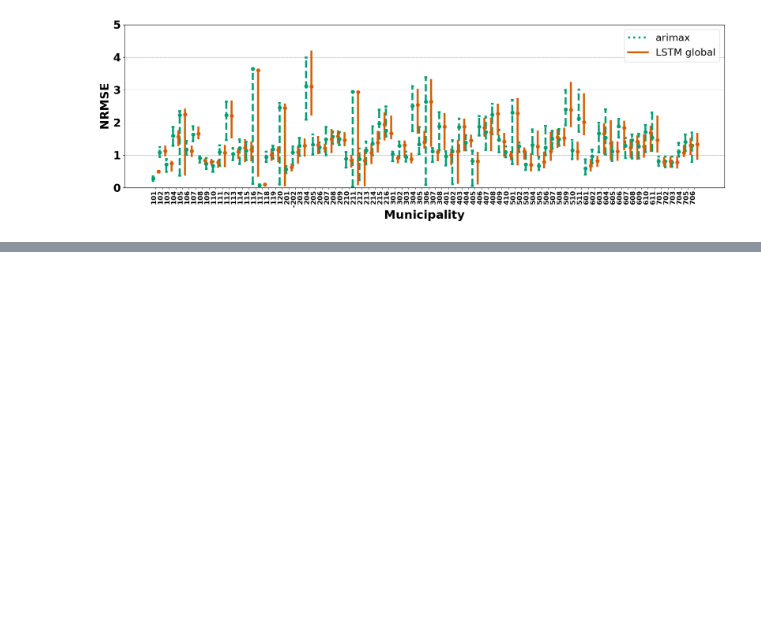
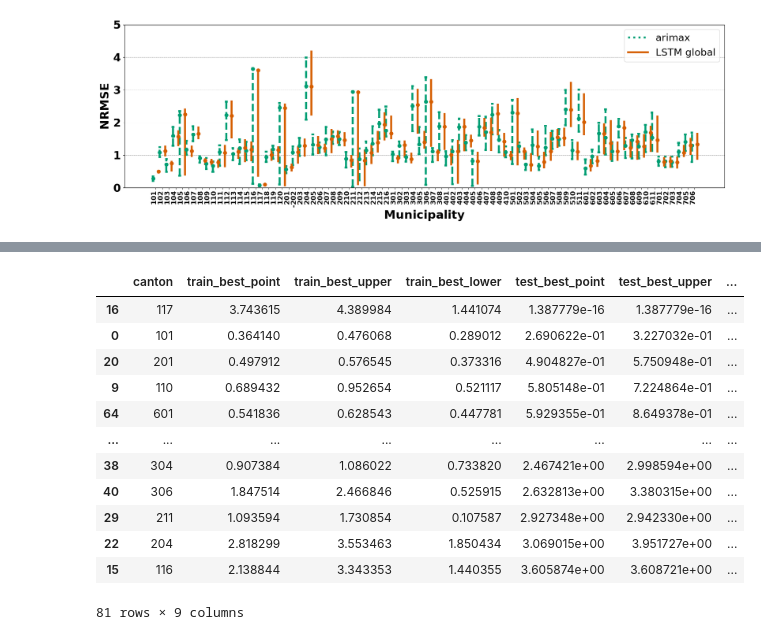
Before and after one commit to artisticlimon/dengue-recurrent-cr, a Jupyter notebook: 0_notebooks/nrmse_comparison.ipynb, the cells around one changed output, grey strips where cells are left out. Cells and saved outputs as stored; diff of their text form; code cells hidden in the pictures; blank space fills up the shorter version.

```diff
--- a/0_notebooks/nrmse_comparison.ipynb
+++ b/0_notebooks/nrmse_comparison.ipynb
@@ -663,0 +776,16 @@ plot_nrmse_confint_lstm_arima("test", type_scope = "global", type_arima = "arima
+# %%
+recurrent_best_model.sort_values("test_best_point")
+# %% [output]
+|  | canton | train_best_point | train_best_upper | train_best_lower | test_best_point | test_best_upper | ... |
+| 16 | 117 | 3.743615 | 4.389984 | 1.441074 | 1.387779e-16 | 1.387779e-16 | ... |
+| 0 | 101 | 0.364140 | 0.476068 | 0.289012 | 2.690622e-01 | 3.227032e-01 | ... |
+| 20 | 201 | 0.497912 | 0.576545 | 0.373316 | 4.904827e-01 | 5.750948e-01 | ... |
+| 9 | 110 | 0.689432 | 0.952654 | 0.521117 | 5.805148e-01 | 7.224864e-01 | ... |
+| 64 | 601 | 0.541836 | 0.628543 | 0.447781 | 5.929355e-01 | 8.649378e-01 | ... |
+| ... | ... | ... | ... | ... | ... | ... | ... |
+| 38 | 304 | 0.907384 | 1.086022 | 0.733820 | 2.467421e+00 | 2.998594e+00 | ... |
+| 40 | 306 | 1.847514 | 2.466846 | 0.525915 | 2.632813e+00 | 3.380315e+00 | ... |
+| 29 | 211 | 1.093594 | 1.730854 | 0.107587 | 2.927348e+00 | 2.942330e+00 | ... |
+| 22 | 204 | 2.818299 | 3.553463 | 1.850434 | 3.069015e+00 | 3.951727e+00 | ... |
+| 15 | 116 | 2.138844 | 3.343353 | 1.440355 | 3.605874e+00 | 3.608721e+00 | ... |
+81 rows × 9 columns
```
Also changed, not shown: parts of 9 cells of this notebook.
